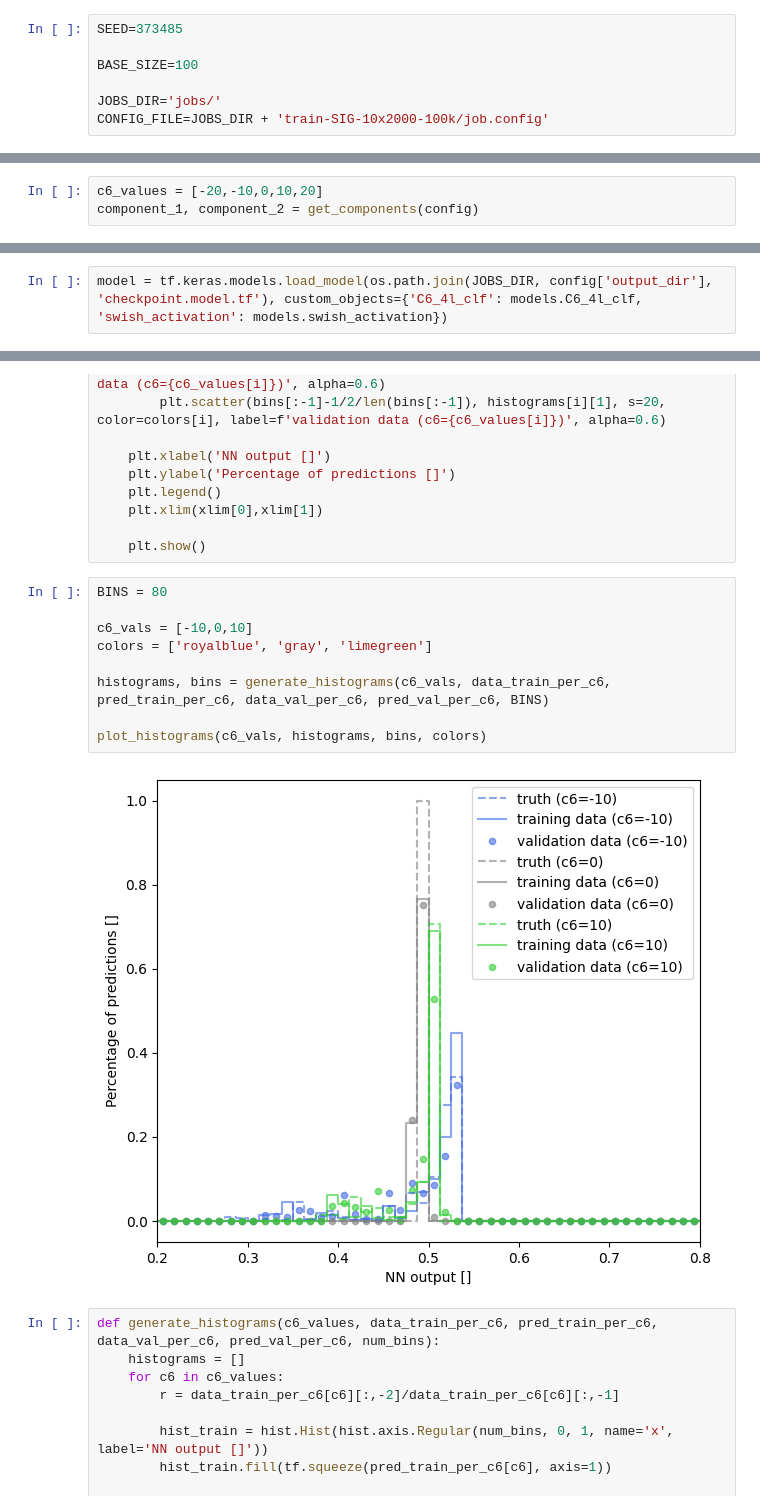
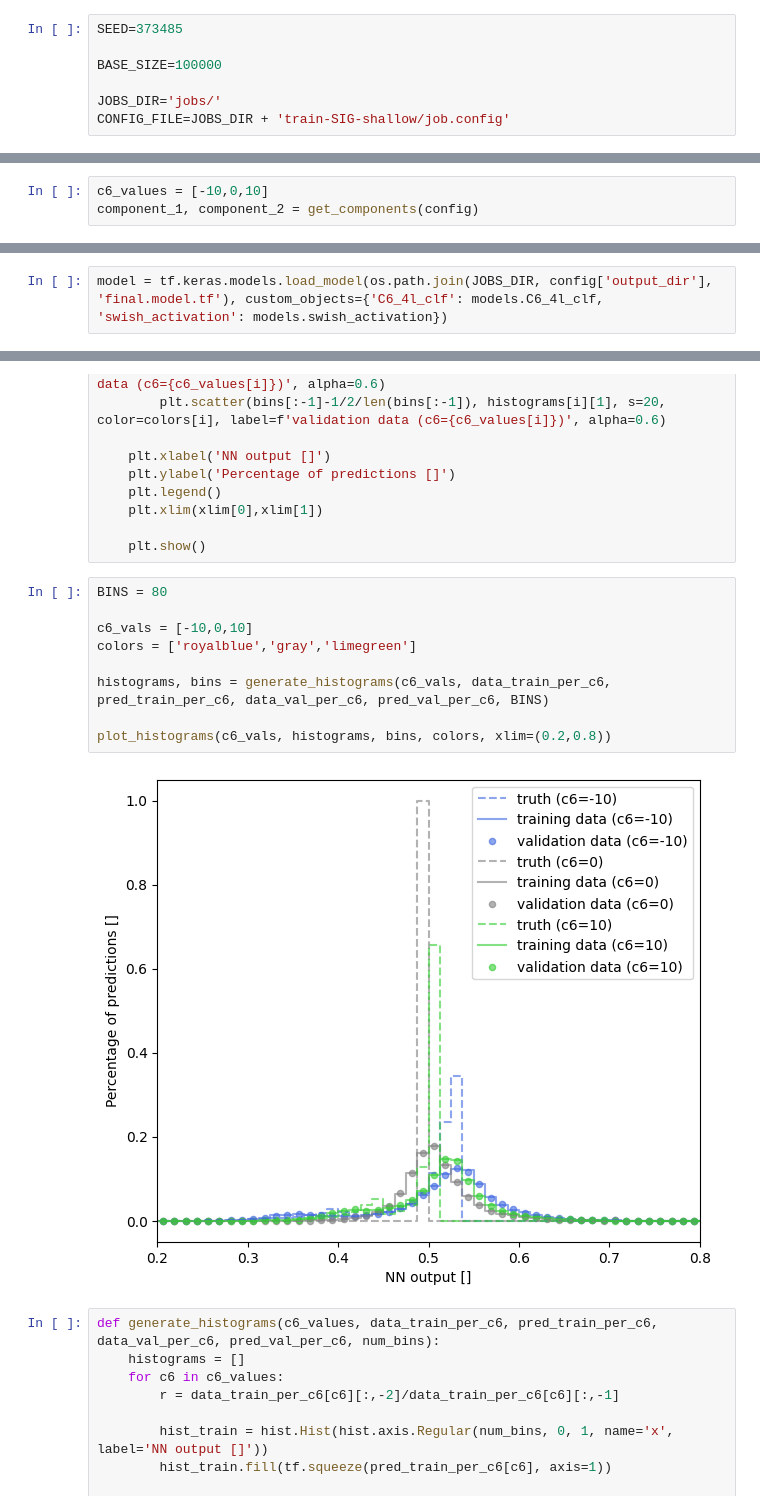
Before and after one commit to taehyounpark/higgs-offshell-interpretation, a Jupyter notebook: plot-classifier-outputs.ipynb, the cells around one changed output, grey strips where cells are left out. Cells and saved outputs as stored; diff of their text form.

```diff
--- a/plot-classifier-outputs.ipynb
+++ b/plot-classifier-outputs.ipynb
@@ -22,10 +15,10 @@ To enable the following instructions: AVX2 AVX512F AVX512_VNNI FMA, in other ope
 # %%
 SEED=373485
 
-BASE_SIZE=100
+BASE_SIZE=100000
 
 JOBS_DIR='jobs/'
-CONFIG_FILE=JOBS_DIR + 'train-SIG-10x2000-100k/job.config'
+CONFIG_FILE=JOBS_DIR + 'train-SIG-shallow/job.config'
 # %% [markdown]
 First, load the job configuration from the specified job.config.
 # %%
@@ -71,7 +64,7 @@ sample_val.events = sample_val.events[:BASE_SIZE]
 # %% [markdown]
 Set the c6 values used in this analysis and load the required msq.Components from config.
 # %%
-c6_values = [-20,-10,0,10,20]
+c6_values = [-10,0,10]
 component_1, component_2 = get_components(config)
 # %% [markdown]
 Build the datasets for validation and training. This will build a tf.Tensor with the first 8 columns being kinematic variables of the events, the 9th column containing a c6 value and the 10th and 11th columns containing signal and background probabilities respectively.
@@ -116,7 +107,7 @@ data_val = tf.concat([scaler.transform(data_val[:,:-2]), data_val[:,-2:]], axis=
 # %% [markdown]
 Load the trained model from its best performing checkpoint.
 # %%
-model = tf.keras.models.load_model(os.path.join(JOBS_DIR, config['output_dir'], 'checkpoint.model.tf'), custom_objects={'C6_4l_clf': models.C6_4l_clf, 'swish_activation': models.swish_activation})
+model = tf.keras.models.load_model(os.path.join(JOBS_DIR, config['output_dir'], 'final.model.tf'), custom_objects={'C6_4l_clf': models.C6_4l_clf, 'swish_activation': models.swish_activation})
 # %% [markdown]
 Let the model do predictions based on training data as input.
 # %%
@@ -164,14 +157,14 @@ def plot_histograms(c6_values, histograms, bins, colors, xlim=(0.2,0.8)):
 # %%
 BINS = 80
 
 c6_vals = [-10,0,10]
-colors = ['royalblue', 'gray', 'limegreen']
+colors = ['royalblue','gray','limegreen']
 
 histograms, bins = generate_histograms(c6_vals, data_train_per_c6, pred_train_per_c6, data_val_per_c6, pred_val_per_c6, BINS)
 
-plot_histograms(c6_vals, histograms, bins, colors)
+plot_histograms(c6_vals, histograms, bins, colors, xlim=(0.2,0.8))
 # %% [output]
-[figure, old version]
+[figure, new version]
 # %%
 def generate_histograms(c6_values, data_train_per_c6, pred_train_per_c6, data_val_per_c6, pred_val_per_c6, num_bins):
     histograms = []
```
Also changed, not shown: parts of 7 cells of this notebook, 1 other file.
